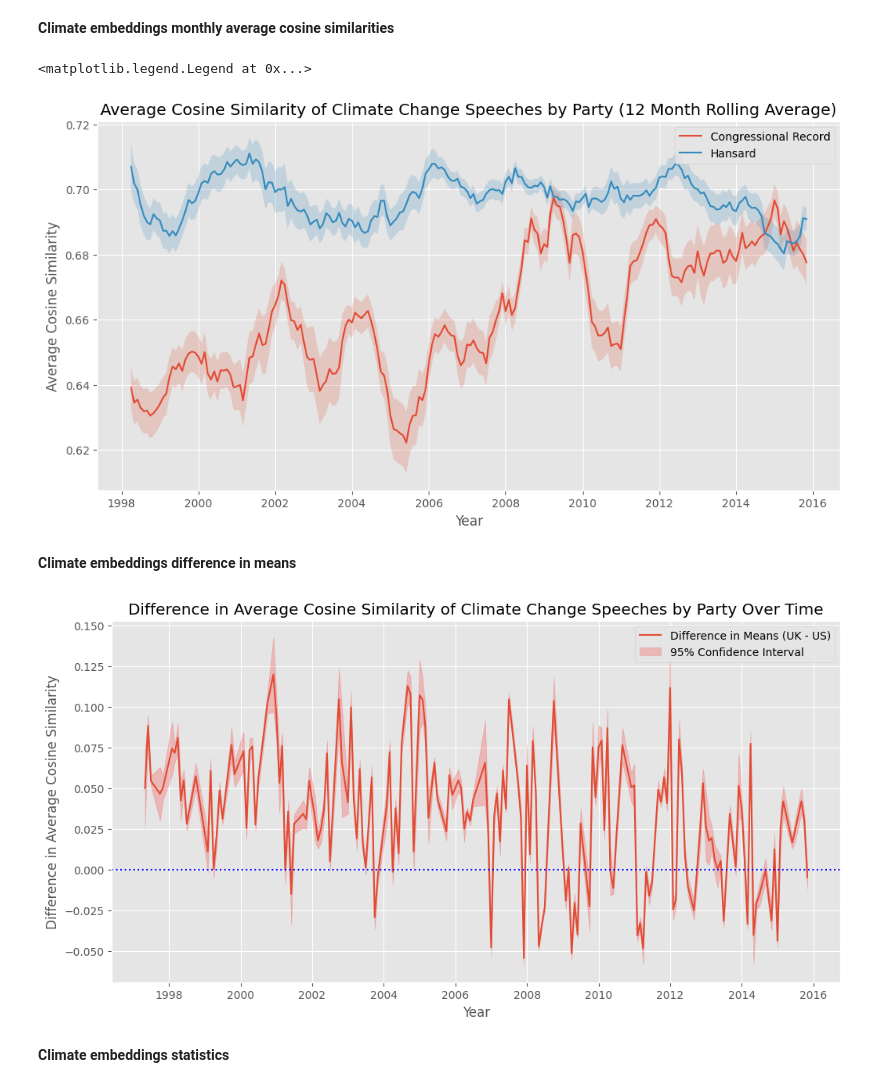
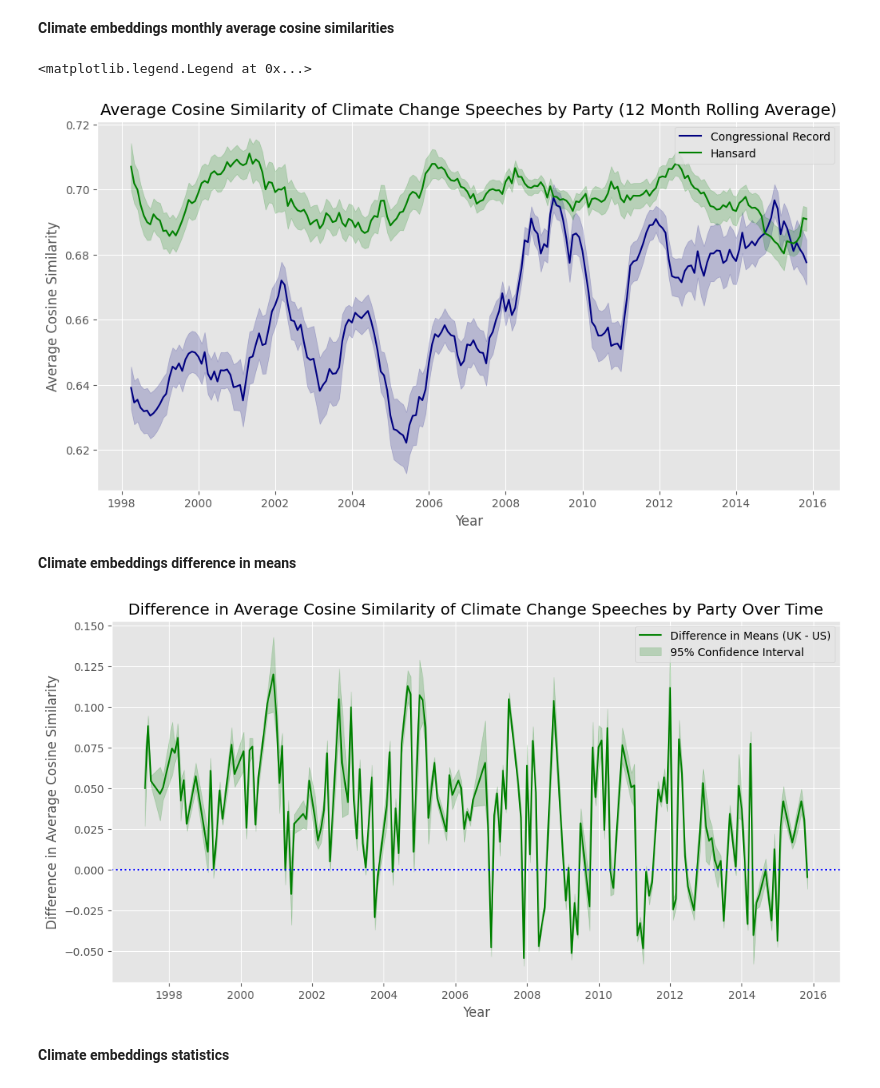
Before and after one commit to felixwallis/pir-dissertation, a Jupyter notebook: source/analysis/word_embeddings_analysis.ipynb, the cells around one changed output. Cells and saved outputs as stored; diff of their text form; code cells hidden in the pictures.

```diff
--- a/source/analysis/word_embeddings_analysis.ipynb
+++ b/source/analysis/word_embeddings_analysis.ipynb
@@ -472,14 +472,14 @@ widow = 12
 
 plt.figure(figsize=(12, 6))
 plt.plot(interpolated_climate_monthly_similarities.index.to_timestamp(), interpolated_climate_monthly_similarities['climate_congressional_record_average_similarity'].rolling(
-    window=widow).mean(), label='Congressional Record')
+    window=widow).mean(), label='Congressional Record', color='navy')
 plt.fill_between(interpolated_climate_monthly_similarities.index.to_timestamp(), interpolated_climate_monthly_similarities['climate_congressional_record_lower_bound'].rolling(
-    window=widow).mean(), interpolated_climate_monthly_similarities['climate_congressional_record_upper_bound'].rolling(window=widow).mean(), alpha=0.2)
+    window=widow).mean(), interpolated_climate_monthly_similarities['climate_congressional_record_upper_bound'].rolling(window=widow).mean(), alpha=0.2, color='navy')
 
 plt.plot(interpolated_climate_monthly_similarities.index.to_timestamp(), interpolated_climate_monthly_similarities['climate_hansard_average_similarity'].rolling(
-    window=widow).mean(), label='Hansard')
+    window=widow).mean(), label='Hansard', color='green')
 plt.fill_between(interpolated_climate_monthly_similarities.index.to_timestamp(), interpolated_climate_monthly_similarities['climate_hansard_lower_bound'].rolling(
-    window=widow).mean(), interpolated_climate_monthly_similarities['climate_hansard_upper_bound'].rolling(window=widow).mean(), alpha=0.2)
+    window=widow).mean(), interpolated_climate_monthly_similarities['climate_hansard_upper_bound'].rolling(window=widow).mean(), alpha=0.2, color='green')
 
 plt.title('Average Cosine Similarity of Climate Change Speeches by Party (12 Month Rolling Average)')
 plt.xlabel('Year')
@@ -487,28 +487,28 @@ plt.ylabel('Average Cosine Similarity')
 plt.legend()
 # %% [output]
 <matplotlib.legend.Legend at 0x...>
-[figure, old version]
+[figure, new version]
 # %% [markdown]
 **Climate embeddings difference in means**
 # %%
 # Interpolate missing values for plotting
 interpolated_climate_monthly_similarities = climate_monthly_similarities.interpolate(
     method='time').dropna()
 
 plt.figure(figsize=(12, 6))
 plt.plot(interpolated_climate_monthly_similarities.index.to_timestamp(
-), interpolated_climate_monthly_similarities['difference_in_means'], label='Difference in Means (UK - US)')
+), interpolated_climate_monthly_similarities['difference_in_means'], label='Difference in Means (UK - US)', color='green')
 plt.fill_between(interpolated_climate_monthly_similarities.index.to_timestamp(),
                  interpolated_climate_monthly_similarities['lower_bound_diff'],
-                 interpolated_climate_monthly_similarities['upper_bound_diff'], color='red', alpha=0.2, label='95% Confidence Interval')
+                 interpolated_climate_monthly_similarities['upper_bound_diff'], color='green', alpha=0.2, label='95% Confidence Interval')
 plt.axhline(0, color='blue', linestyle='dotted')
 plt.title('Difference in Average Cosine Similarity of Climate Change Speeches by Party Over Time')
 plt.xlabel('Year')
 plt.ylabel('Difference in Average Cosine Similarity')
 plt.legend()
 plt.show()
 # %% [output]
-[figure, old version]
+[figure, new version]
 # %% [markdown]
 **Climate embeddings statistics**
 # %%
```
Also changed, not shown: parts of 1 cell of this notebook, 6 other files.
